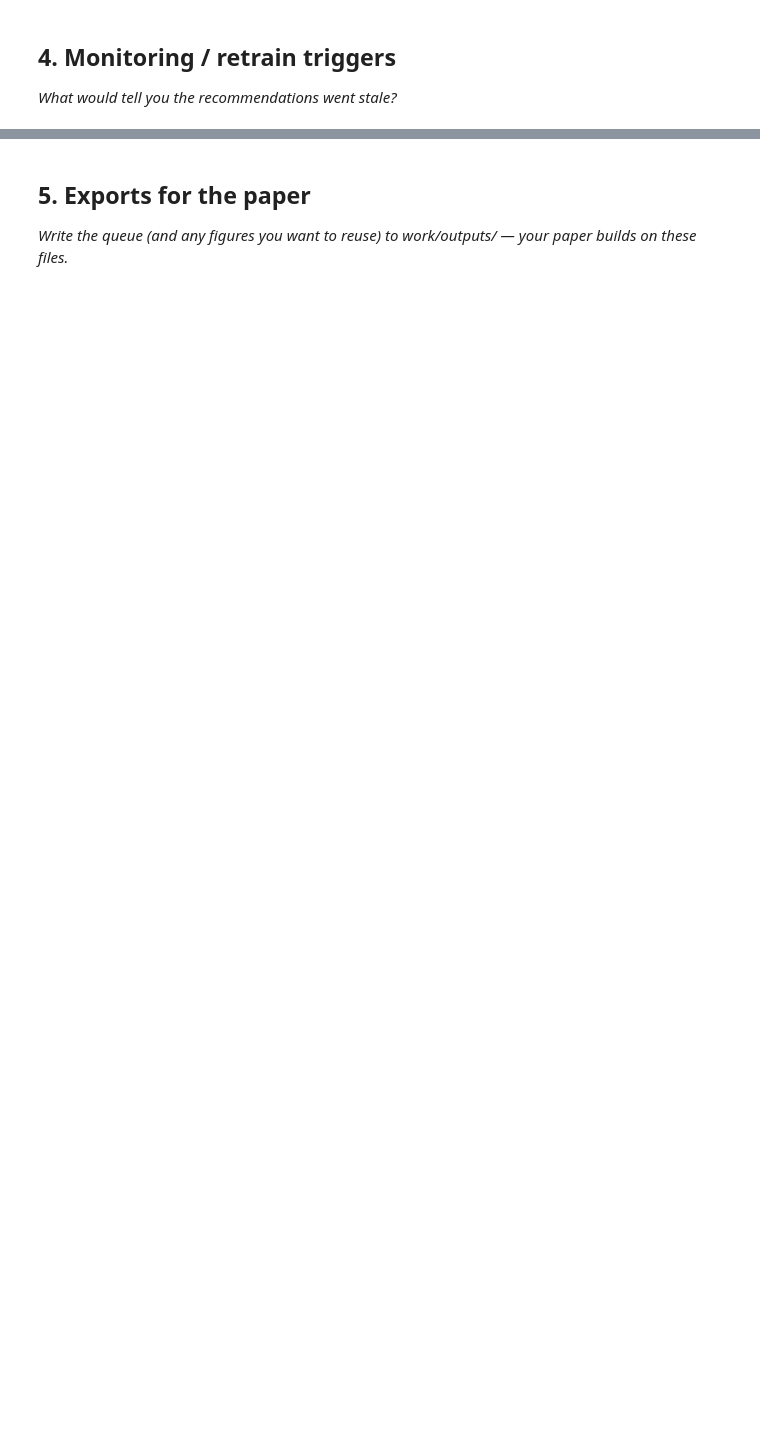
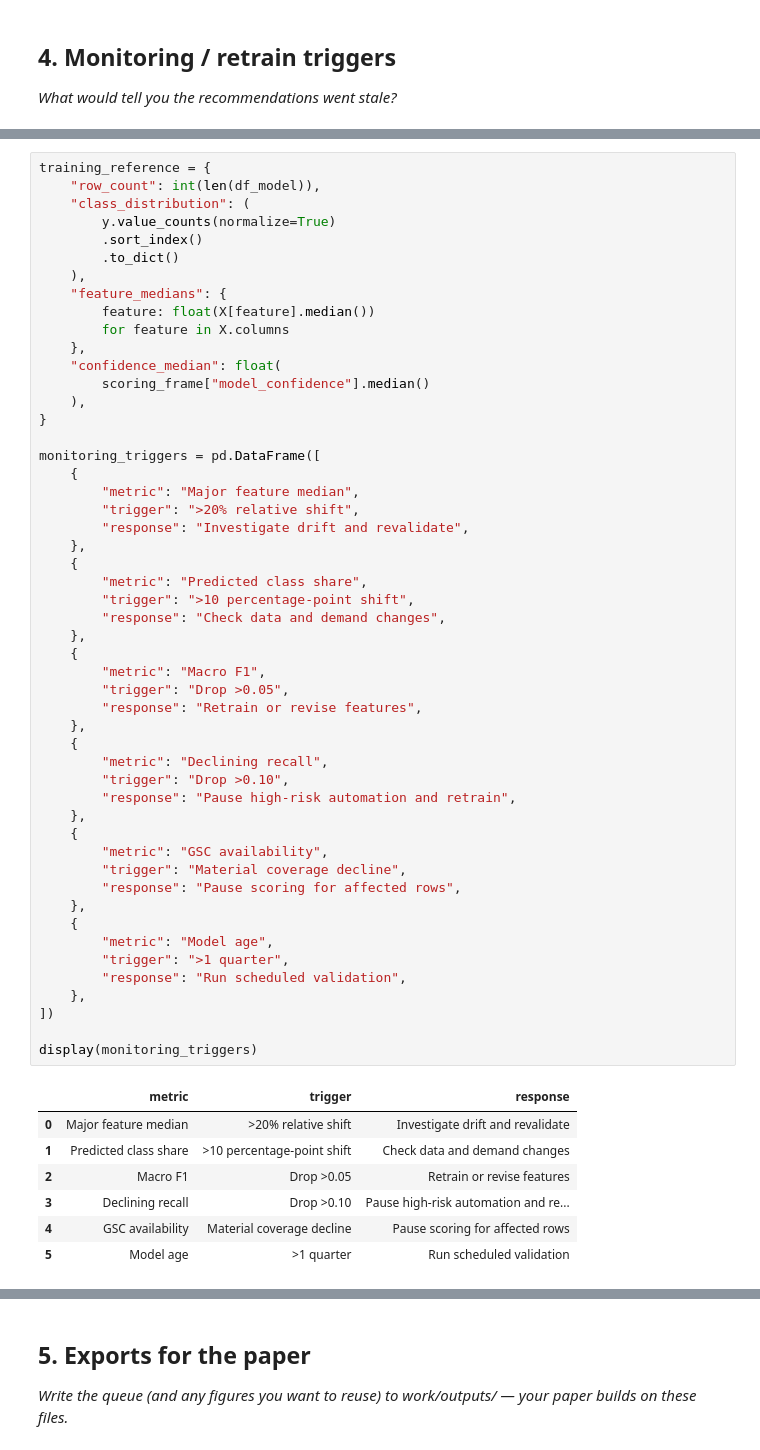
Before and after one commit to Mohidraheel/Machine-Learning-Practice, a Jupyter notebook: work/notebooks/w07_action_playbook.ipynb, the cells around one changed output, grey strips where cells are left out. Drawn from its saved outputs; the diff is of its cells as text; blank space fills up the shorter version.

```diff
--- a/work/notebooks/w07_action_playbook.ipynb
+++ b/work/notebooks/w07_action_playbook.ipynb
@@ -744,0 +846,59 @@ display(
+# %%
+training_reference = {
+    "row_count": int(len(df_model)),
+    "class_distribution": (
+        y.value_counts(normalize=True)
+        .sort_index()
+        .to_dict()
+    ),
+    "feature_medians": {
+        feature: float(X[feature].median())
+        for feature in X.columns
+    },
+    "confidence_median": float(
+        scoring_frame["model_confidence"].median()
+    ),
+}
+
+monitoring_triggers = pd.DataFrame([
+    {
+        "metric": "Major feature median",
+        "trigger": ">20% relative shift",
+        "response": "Investigate drift and revalidate",
+    },
+    {
+        "metric": "Predicted class share",
+        "trigger": ">10 percentage-point shift",
+        "response": "Check data and demand changes",
+    },
+    {
+        "metric": "Macro F1",
+        "trigger": "Drop >0.05",
+        "response": "Retrain or revise features",
+    },
+    {
+        "metric": "Declining recall",
+        "trigger": "Drop >0.10",
+        "response": "Pause high-risk automation and retrain",
+    },
+    {
+        "metric": "GSC availability",
+        "trigger": "Material coverage decline",
+        "response": "Pause scoring for affected rows",
+    },
+    {
+        "metric": "Model age",
+        "trigger": ">1 quarter",
+        "response": "Run scheduled validation",
+    },
+])
+
+display(monitoring_triggers)
+# %% [output]
+|  | metric | trigger | response |
+| 0 | Major feature median | >20% relative shift | Investigate drift and revalidate |
+| 1 | Predicted class share | >10 percentage-point shift | Check data and demand changes |
+| 2 | Macro F1 | Drop >0.05 | Retrain or revise features |
+| 3 | Declining recall | Drop >0.10 | Pause high-risk automation and re... |
+| 4 | GSC availability | Material coverage decline | Pause scoring for affected rows |
+| 5 | Model age | >1 quarter | Run scheduled validation |
```
Also changed, not shown: parts of 10 cells of this notebook.
